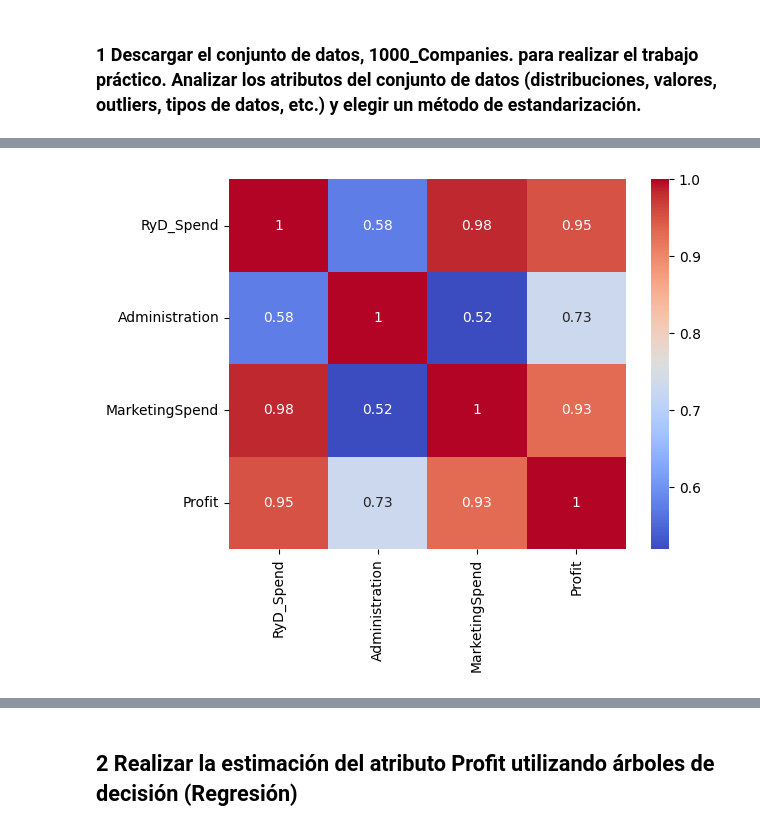
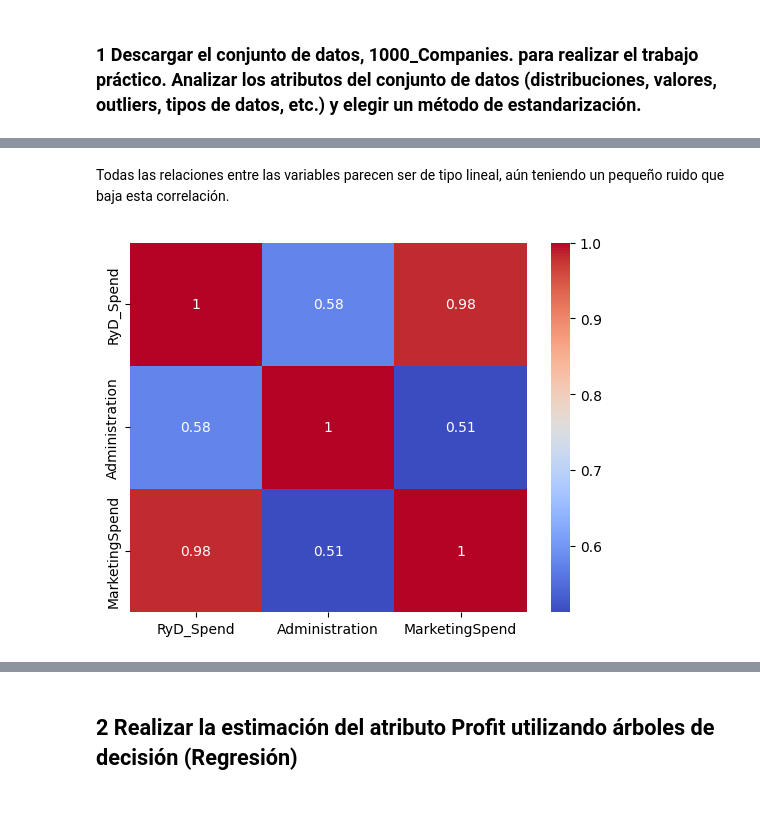
Before and after one commit to Nicolas-Noir/MdD-TUIA-2024, a Jupyter notebook: TP2/TP_Mineria_de_datos.ipynb, the cells around one changed output, grey strips where cells are left out. Cells and saved outputs as stored; diff of their text form; code cells hidden in the pictures.

```diff
--- a/TP2/TP_Mineria_de_datos.ipynb
+++ b/TP2/TP_Mineria_de_datos.ipynb
@@ -55,12 +66,3 @@ from sklearn.naive_bayes import MultinomialNB, BernoulliNB, GaussianNB
 # %%
 df_comp = pd.read_csv('https://raw.githubusercontent.com/Nicolas-Noir/Archivos-TUIA-2024-2do-cuatrimestre/main/1000_Companies.csv')
 df_pokemon = pd.read_csv('https://raw.github.com/Nicolas-Noir/Archivos-TUIA-2024-2do-cuatrimestre/main/PokemonDBCart.csv')
-# %%
-df_comp_ord = pd.get_dummies(df_comp, columns=['State'])
-
-label_encoder = LabelEncoder()
-df_comp['State_codif'] = label_encoder.fit_transform(df_comp['State'])
-
-x_train, x_test, y_train, y_test = train_test_split(df_comp_ord.drop(['State_California','State_Florida','State_New York'], axis=1), df_comp['State_codif'], test_size=0.3, random_state=7655377)
-x_test1, x_test2, y_test1, y_test2 = train_test_split(x_test, y_test, test_size=0.5, random_state=62342)
-x_train.shape, x_test1.shape, x_test2.shape, y_train.shape, y_test1.shape, y_test2.shape
@@ -68,0 +69,4 @@ x_train.shape, x_test1.shape, x_test2.shape, y_train.shape, y_test1.shape, y_tes
+# %%
+x_train, x_test, y_train, y_test = train_test_split(df_comp.drop('Profit', axis=1), df_comp['Profit'], test_size=0.2, random_state=7655377)
+x_train2, x_test2, y_train2, y_test2 = train_test_split(df_comp.drop('Profit', axis=1), df_comp['Profit'], test_size=0.3, random_state=7655377)
+x_train.shape, x_test.shape, y_train.shape, y_test.shape,x_train2.shape, x_test2.shape,y_train2.shape, y_test2.shape
@@ -95,6 +128,8 @@ x_train.describe()
+# %% [markdown]
+Todas las relaciones entre las variables parecen ser de tipo lineal, aún teniendo un pequeño ruido que baja esta correlación.
 # %%
-matriz = x_train[['RyD_Spend','Administration','MarketingSpend','Profit']].corr()
+matriz = x_train[['RyD_Spend','Administration','MarketingSpend']].corr()
 sns.heatmap(matriz, annot=True, cmap='coolwarm')
 plt.show()
 # %% [output]
-[figure, old version]
+[figure, new version]
```
Also changed, not shown: parts of 78 cells of this notebook.
